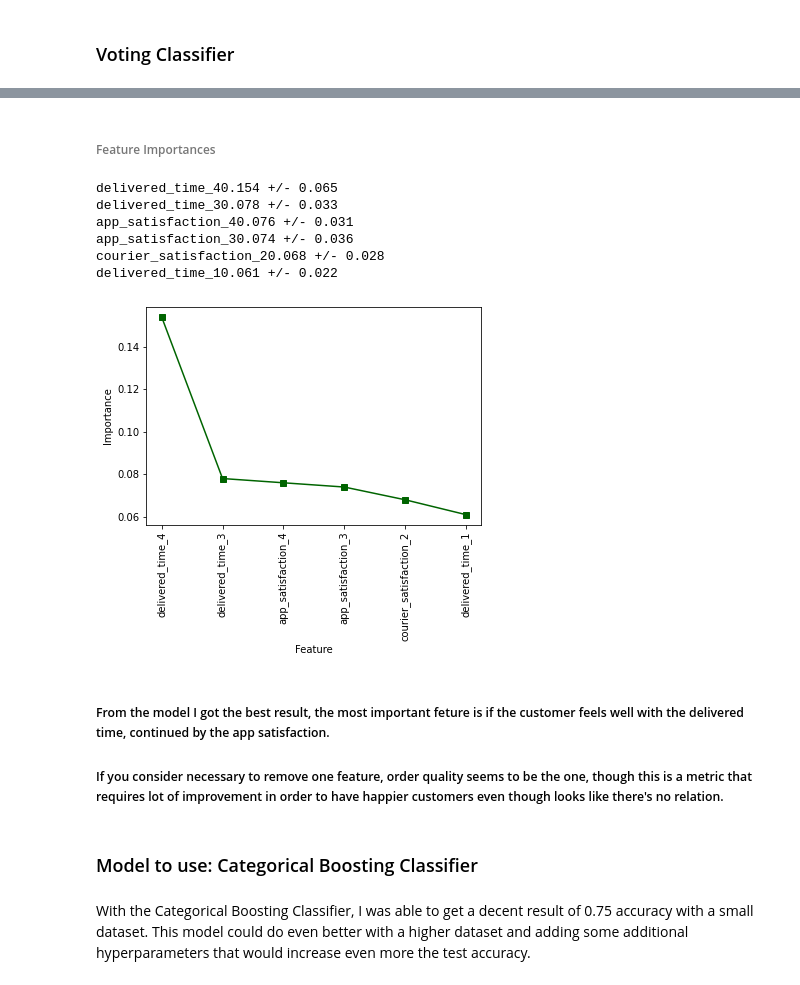
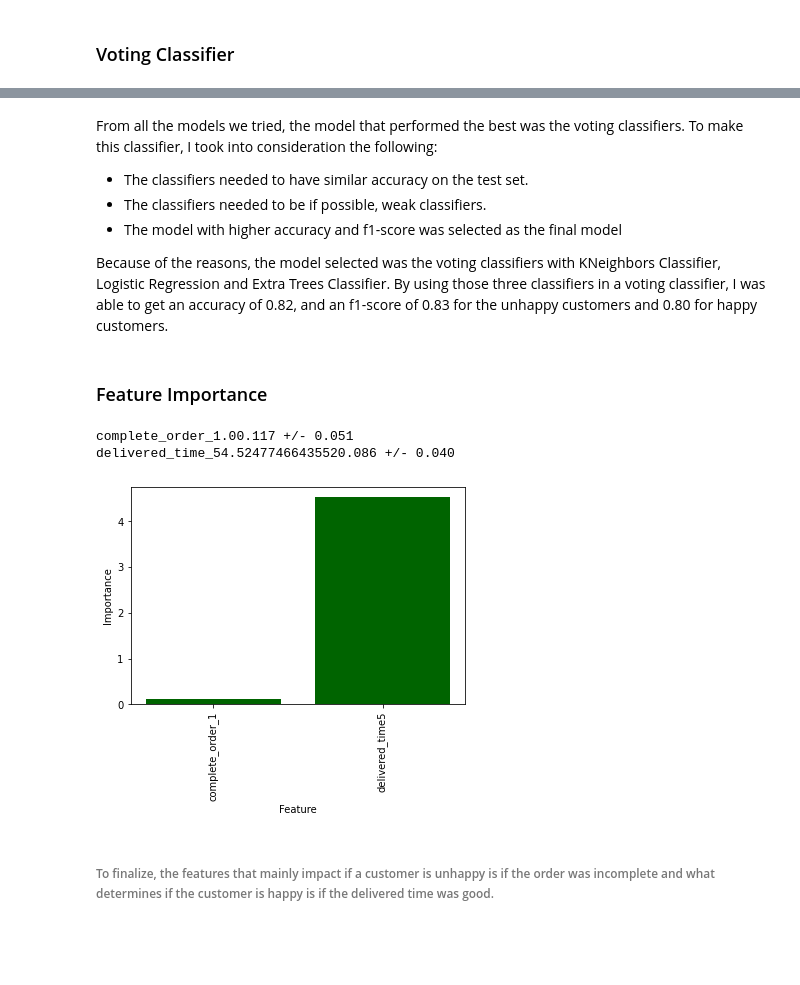
Before and after one commit to arnaldo9408/TByfqJm0wIvrxmKt, a Jupyter notebook: first_project/acme_first_project.ipynb, the cells around one changed output, grey strips where cells are left out. Cells and saved outputs as stored; diff of their text form; code cells hidden in the pictures; blank space fills up the shorter version.

```diff
--- a/first_project/acme_first_project.ipynb
+++ b/first_project/acme_first_project.ipynb
@@ -802,41 +1890,39 @@ Accuracy of the Categoricial Boosting Classifier model: 0.75
+# %% [markdown]
+From all the models we tried, the model that performed the best was the voting classifiers. To make this classifier, I took into consideration the following:
+
+- The classifiers needed to have similar accuracy on the test set.
+- The classifiers needed to be if possible, weak classifiers.
+- The model with higher accuracy and f1-score was selected as the final model
+
+Because of the reasons, the model selected was the voting classifiers with KNeighbors Classifier, Logistic Regression and Extra Trees Classifier. By using those three classifiers in a voting classifier, I was able to get an accuracy of 0.82, and an f1-score of 0.83 for the unhappy customers and 0.80 for happy customers.
 # %% [markdown]
-###### Feature Importances
+### Feature Importance
 # %%
 # To see the most important features, we are doing a permutation test with the based model of the categorical
 # boosting classifier
-r = permutation_importance(clf_cat , X_test, y_test, n_repeats = 30, random_state = 0)
+r = permutation_importance(clf_voting , X_test, y_test, n_repeats = 30, random_state = 0)
 
 for i in r.importances_mean.argsort()[::-1]:
     if r.importances_mean[i] - 2 * r.importances_std[i] > 0:
-        print(f"{data2.columns[i]:<8}"
+        print(f"{data3_balanced.columns[i]:<8}"
               f"{r.importances_mean[i]:.3f}"
               f" +/- {r.importances_std[i]:.3f}")
 # %% [output]
-delivered_time_40.154 +/- 0.065
-delivered_time_30.078 +/- 0.033
-app_satisfaction_40.076 +/- 0.031
-app_satisfaction_30.074 +/- 0.036
-courier_satisfaction_20.068 +/- 0.028
-delivered_time_10.061 +/- 0.022
+complete_order_1.00.117 +/- 0.051
+delivered_time_54.52477466435520.086 +/- 0.040
 # %%
+
 # Plot the feature most important
 
-x = ['delivered_time_4', 'delivered_time_3', 'app_satisfaction_4', 'app_satisfaction_3', 'courier_satisfaction_2',
-    'delivered_time_1']
-y = [0.154, 0.078, 0.076, 0.074, 0.068, 0.061]
+features = ['complete_order_1', 'delivered_time5']
+importance = [0.117, 4.5247746643552]
 
-plt.plot(x, y, color = 'darkgreen', marker = 's')
+plt.bar(x = features, height = importance, color = 'darkgreen')
 plt.xlabel('Feature')
 plt.ylabel('Importance')
 plt.xticks(rotation = 90)
 plt.show()
 # %% [output]
-[figure, old version]
+[figure, new version]
-# %% [markdown]
-##### From the model I got the best result, the most important feture is if the customer feels well with the delivered time, continued by the app satisfaction.
-
-##### If you consider necessary to remove one feature, order quality seems to be the one, though this is a metric that requires lot of improvement in order to have happier customers even though looks like there's no relation.
-# %% [markdown]
-### Model to use: Categorical Boosting Classifier
-# %% [markdown]
-With the Categorical Boosting Classifier, I was able to get a decent result of 0.75 accuracy with a small dataset. This model could do even better with a higher dataset and adding some additional hyperparameters that would increase even more the test accuracy.
+# %% [markdown]
+###### To finalize, the features that mainly impact if a customer is unhappy is if the order was incomplete and what determines if the customer is happy is if the delivered time was good.
```
Also changed, not shown: parts of 175 cells of this notebook.
